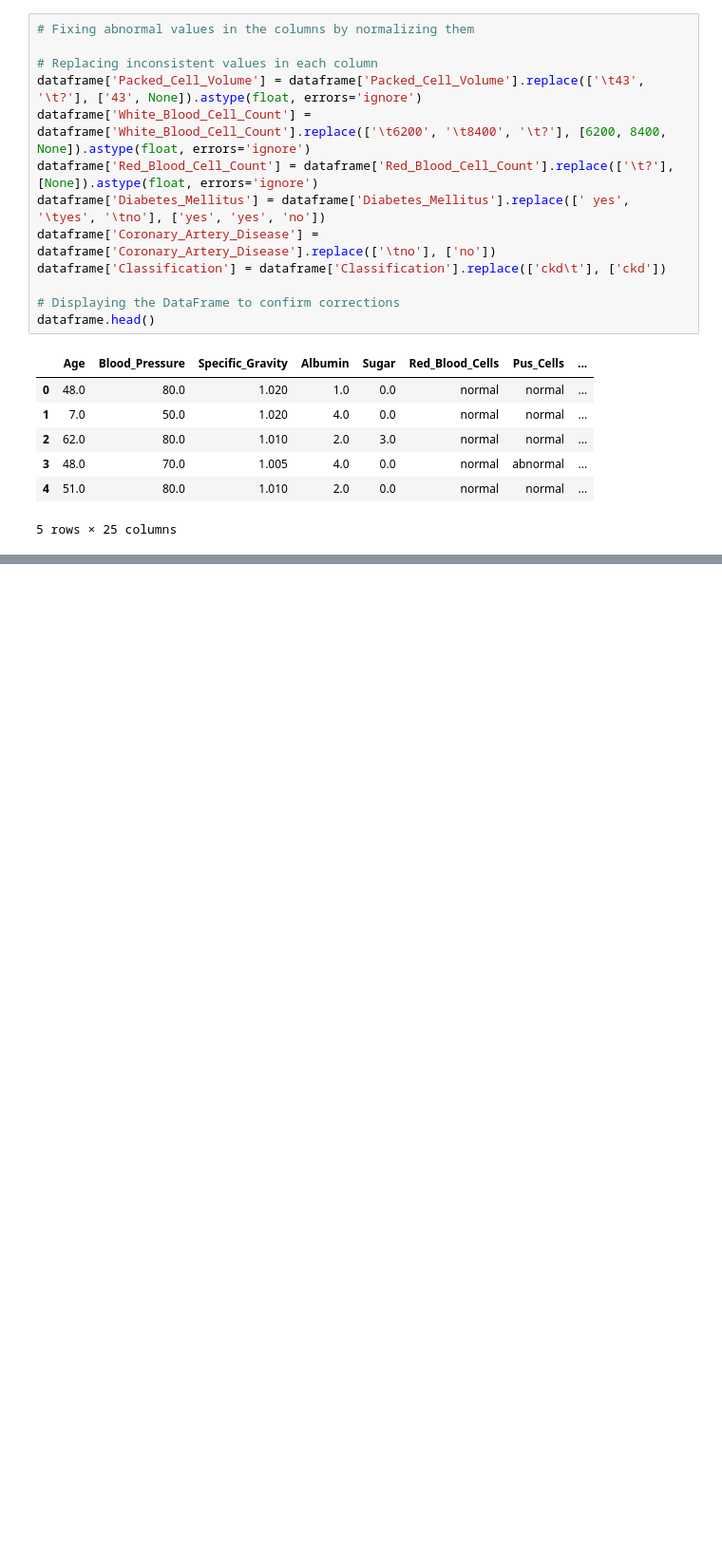
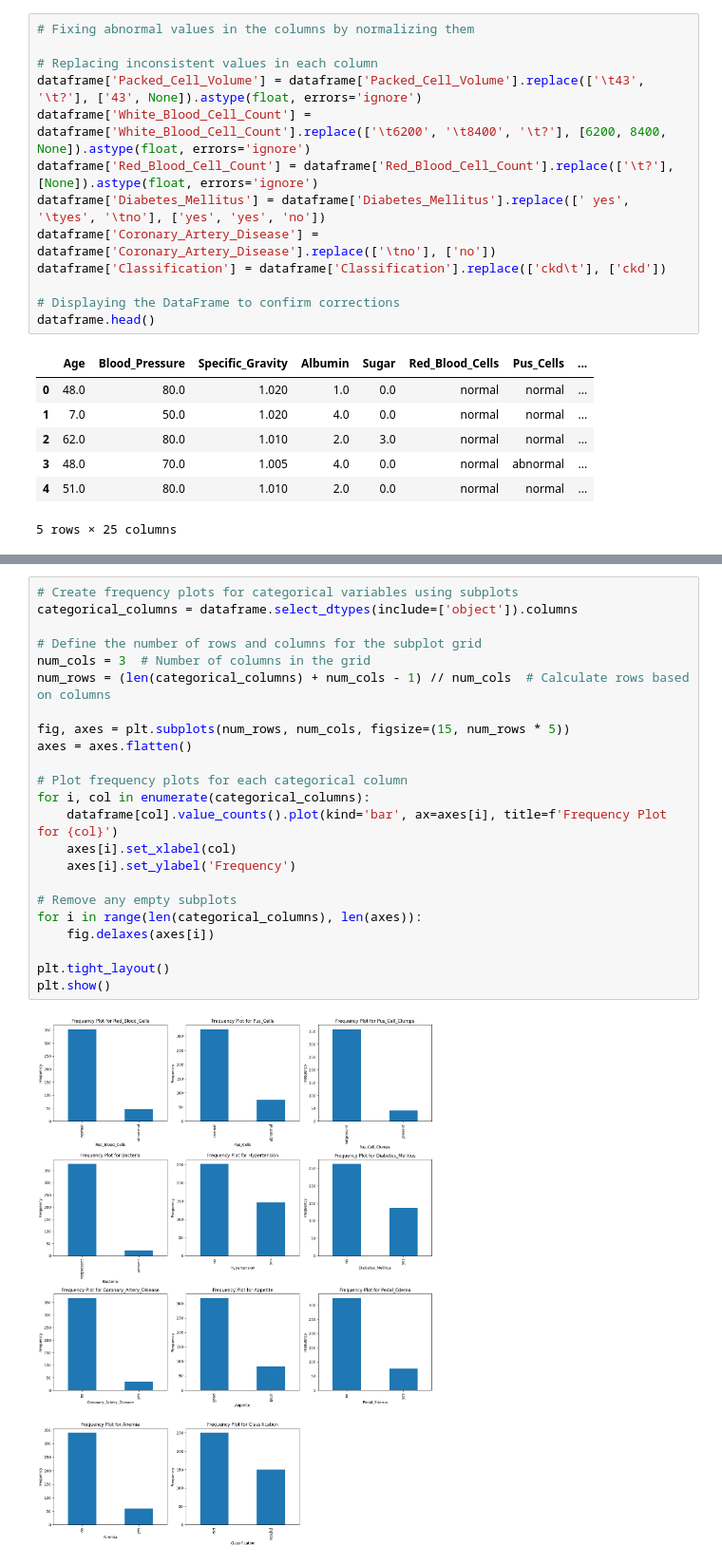
Before and after one commit to MUHAMMADALIAFZAL/Data_Science_Project_kidney_disease_Classification, a Jupyter notebook: Project_Code_CKD_Classification.ipynb, the cells around one changed output, grey strips where cells are left out. Shown at 95% size. Cells and saved outputs as stored; diff of their text form; blank space fills up the shorter version.

```diff
--- a/Project_Code_CKD_Classification.ipynb
+++ b/Project_Code_CKD_Classification.ipynb
@@ -234,0 +292,25 @@ dataframe.head()
+# %%
+# Create frequency plots for categorical variables using subplots
+categorical_columns = dataframe.select_dtypes(include=['object']).columns
+
+# Define the number of rows and columns for the subplot grid
+num_cols = 3  # Number of columns in the grid
+num_rows = (len(categorical_columns) + num_cols - 1) // num_cols  # Calculate rows based on columns
+
+fig, axes = plt.subplots(num_rows, num_cols, figsize=(15, num_rows * 5))
+axes = axes.flatten()
+
+# Plot frequency plots for each categorical column
+for i, col in enumerate(categorical_columns):
+    dataframe[col].value_counts().plot(kind='bar', ax=axes[i], title=f'Frequency Plot for {col}')
+    axes[i].set_xlabel(col)
+    axes[i].set_ylabel('Frequency')
+
+# Remove any empty subplots
+for i in range(len(categorical_columns), len(axes)):
+    fig.delaxes(axes[i])
+
+plt.tight_layout()
+plt.show()
+# %% [output]
+[figure, added]
```
Also changed, not shown: parts of 28 cells of this notebook.
